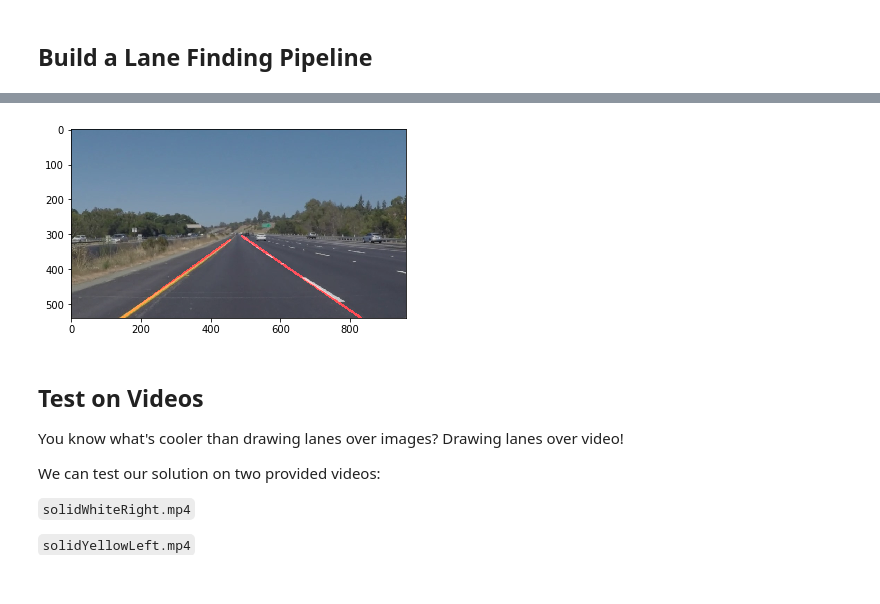
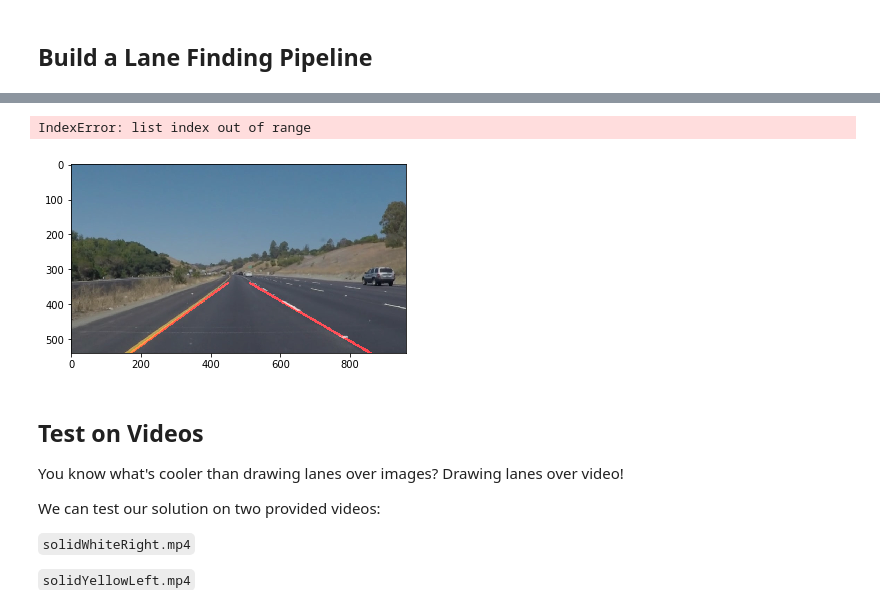
Before and after one commit to ShriefSalama/BasicLaneLinesDetection, a Jupyter notebook: P1.ipynb, the cells around one changed output, grey strips where cells are left out. Drawn from its saved outputs; the diff is of its cells as text; code cells hidden in the pictures.

```diff
--- a/P1.ipynb
+++ b/P1.ipynb
@@ -120,7 +120,7 @@ def region_of_interest(img, vertices):
     return masked_image
 
 
-def draw_lines(img, lines, color=[255, 0, 0], thickness=4):
+def draw_lines(img, lines, color=[255, 0, 0], thickness=7):
     """
     NOTE: this is the function you might want to use as a starting point once you want to
     average/extrapolate the line segments you detect to map out the full
@@ -139,7 +139,7 @@ def draw_lines(img, lines, color=[255, 0, 0], thickness=4):
     """
     for line in lines:
         for x1,y1,x2,y2 in line:
-            cv2.line(img, (x1, y1), (x2, y2), color, 6)
+            cv2.line(img, (x1, y1), (x2, y2), color, thickness)
 
 def hough_lines(img, rho, theta, threshold, min_line_len, max_line_gap):
     """
@@ -148,8 +148,8 @@ def hough_lines(img, rho, theta, threshold, min_line_len, max_line_gap):
     Returns an image with hough lines drawn.
     """
     lines = cv2.HoughLinesP(img, rho, theta, threshold, np.array([]), minLineLength=min_line_len, maxLineGap=max_line_gap)
-  #  line_img = np.zeros((img.shape[0], img.shape[1], 3), dtype=np.uint8)
-  #  draw_lines(line_img, lines)
+    line_img = np.zeros((img.shape[0], img.shape[1], 3), dtype=np.uint8)
+    draw_lines(line_img, lines)
   #  return line_img
     return lines
 
@@ -189,6 +188,5 @@ Build the pipeline and run your solution on all test_images. Make copies into th
 Try tuning the various parameters, especially the low and high Canny thresholds as well as the Hough lines parameters.
 # %%
-points = np.array([[0, image.shape[0]], [image.shape[1], image.shape[0]], [480, 300]])
 canny_low_threshold = 70
 canny_high_threshold = 210
 Blur_Kernel = 5
@@ -198,10 +196,19 @@ HOUGH_threshold = 35
 HOUGH_min_line_length = 4
 HOUGH_max_line_gap =  3
 
+
+
 for image_name in images_names:
 #    input_images_full_path.append()
 
     image = mpimg.imread(os.path.join(images_input_dir, image_name))
+
+    Ymax = image.shape[0]
+    Xmax = image.shape[1]
+    Ymin =  340  #int(image.shape[0]/2)
+
+    points = np.array([[100, Ymax], [Xmax-100, Ymax], [520, Ymin],[450,Ymin]])
+
 
     # TODO: Build your pipeline that will draw lane lines on the test_images
 
@@ -213,14 +220,12 @@ for image_name in images_names:
     ########################################
 
 
-    Ymax = image.shape[0]
 
     left_slopes= 0
     right_slopes= 0
-    lowest_left_y = image.shape[0]
-    lowest_left_y_X =image.shape[1]
-    lowest_right_y = image.shape[0]
-    lowest_right_y_X = image.shape[1]
+    left_point=[]
+    right_point=[]
+
 
     counter_left = 0
     counter_right= 0
@@ -229,68 +234,64 @@ for image_name in images_names:
         for x1,y1,x2,y2 in line :
             slope = ((y2-y1)/(x2-x1))
 
-            if (slope > 0) :
+            if (slope > 0.5) :
                 left_slopes += slope
                 counter_left += 1
+                left_point=[x1 ,y1]
 
-                if (y1 < lowest_left_y):
-                    lowest_left_y = y1
-                    lowest_left_y_X = x1
-                if (y2 < lowest_left_y):
-                    lowest_left_y   = y2
-                    lowest_left_y_X = x2
-            elif (slope < 0):
+                average_left_lane_slope = slope
+
+            elif (slope < -0.6):
                 right_slopes += slope
                 counter_right += 1
+                right_point=[x1 ,y1]
 
-
-                if (y1 < lowest_right_y):
-                    lowest_right_y = y1
-                    lowest_right_y_X = x1
-                if (y2 < lowest_right_y):
-                    lowest_right_y   = y2
-                    lowest_right_y_X = x2
-
+                average_right_lane_slope = slope
 
 
     #get average slope left
-    average_left_lane_slope = left_slopes/counter_left
+ #   average_left_lane_slope = left_slopes/counter_left
 
     #get average slope right
-    average_right_lane_slope = right_slopes/counter_right
+ #   average_right_lane_slope = right_slopes/counter_right
 
 
     #Get "X point" for Ymax with average slope and lowest point_y_x x1=x2-((y2-y1)/m)
 
-    Higher_left_y_X = int(lowest_left_y_X-((lowest_left_y-Ymax)/average_left_lane_slope))
+    Higher_left_y_X = int(left_point[0]-((left_point[1]-Ymax)/average_left_lane_slope))
+    Lowest_left_y_X = int(left_point[0]-((left_point[1]-Ymin)/average_left_lane_slope))
 
-    Higher_right_y_X = int(lowest_right_y_X-((lowest_right_y-Ymax)/average_right_lane_slope))
+
+    Higher_right_y_X = int(right_point[0]-((right_point[1]-Ymax)/average_right_lane_slope))
+    Lowest_right_y_X = int(right_point[0]-((right_point[1]-Ymin)/average_right_lane_slope))
+
 
 
     # set lint points in an array
 
-    left_lane_points = [Higher_left_y_X,Ymax,lowest_left_y_X,lowest_left_y]
+    left_lane_points = [Higher_left_y_X,Ymax,Lowest_left_y_X,Ymin]
 
-    right_lane_points = [Higher_right_y_X,Ymax,lowest_right_y_X,lowest_right_y]
+    right_lane_points = [Higher_right_y_X,Ymax,Lowest_right_y_X,Ymin]
 
     lane_lines = [[left_lane_points],[right_lane_points]]
 
     #####################################
     line_img = np.zeros((image.shape[0], image.shape[1], 3), dtype=np.uint8)
     draw_lines(line_img,lane_lines,[255 ,0, 0],6)
 
     annoted_image = weighted_img(line_img,image)
 
     #plt.imshow(line_img)
 
     plt.imshow(annoted_image)
 
 
     # then save them to the test_images_output directory.
 
     cv2.imwrite(os.path.join(images_output_dir, image_name),annoted_image)
 # %% [output]
+IndexError: list index out of range
-[figure, old version]
+[figure, new version]
 # %% [markdown]
 ## Test on Videos
 
```
Also changed, not shown: parts of 6 cells of this notebook, 5 other files.
